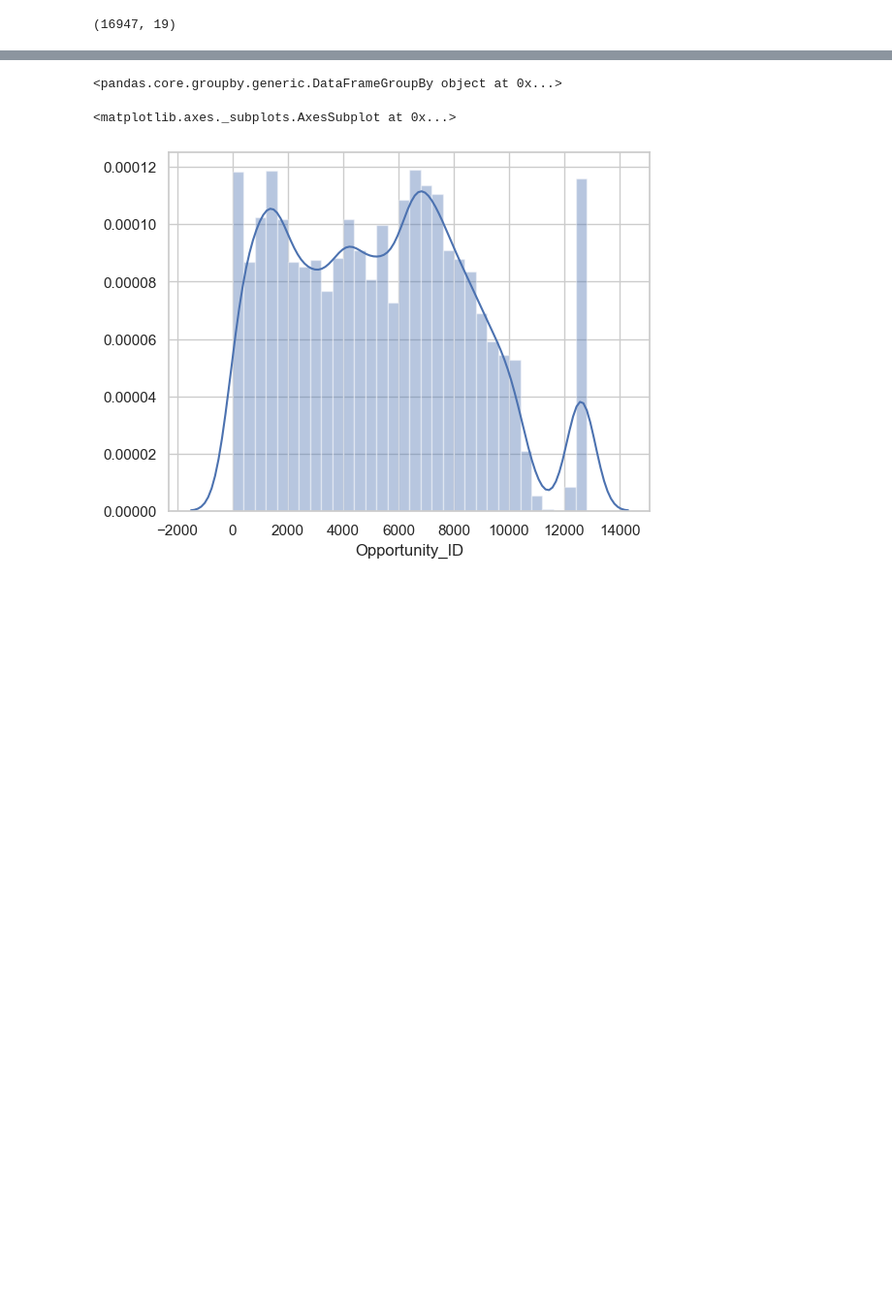
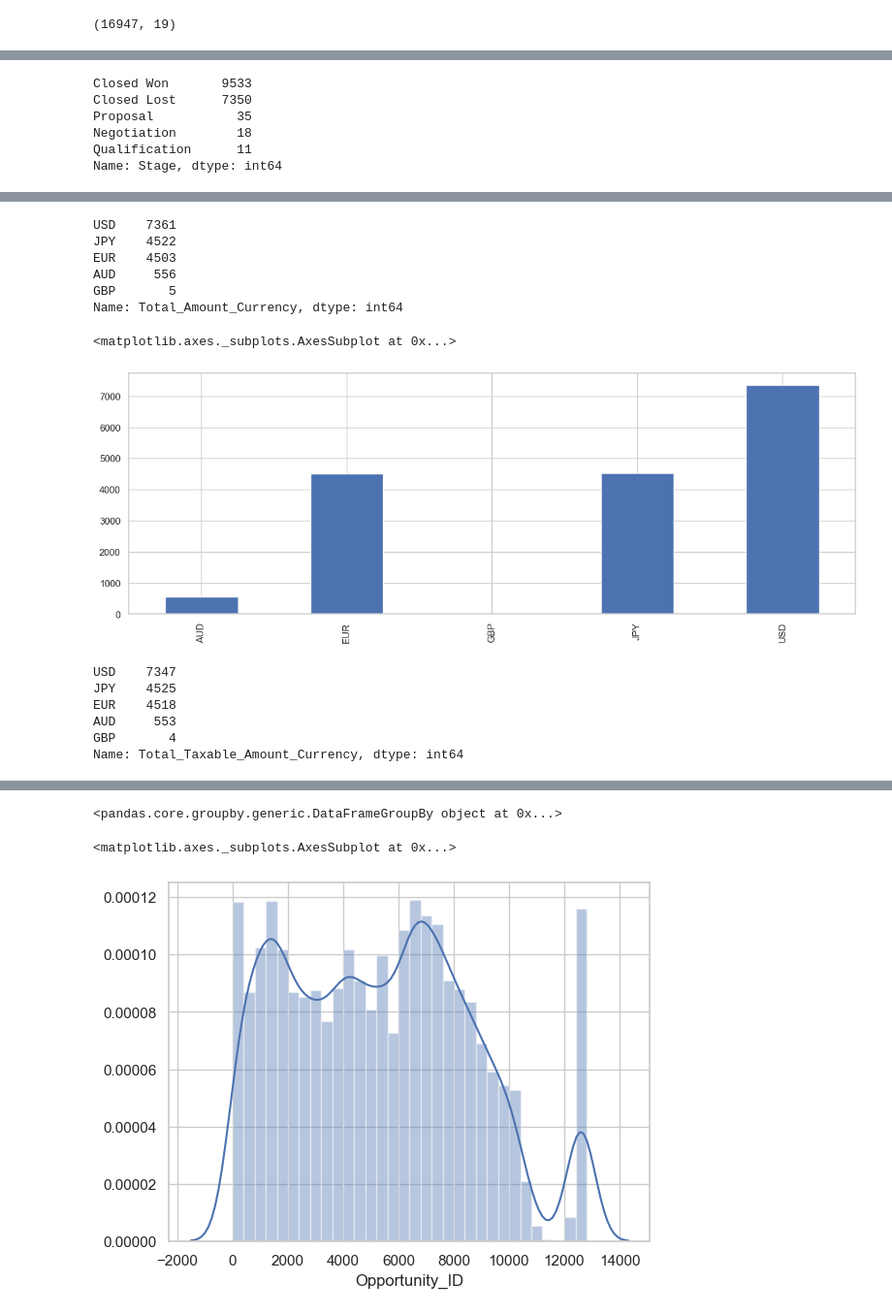
Before and after one commit to fede-alt/datos_2c2020_tp1, a Jupyter notebook: Pruebas/Pruebas_Art.ipynb, the cells around one changed output, grey strips where cells are left out. Shown at 97% size. Saved outputs shown, nothing was run; the diff lists cells and outputs as text; code cells hidden in the pictures; blank space fills up the shorter version.

```diff
--- a/Pruebas/Pruebas_Art.ipynb
+++ b/Pruebas/Pruebas_Art.ipynb
@@ -37,3 +65,12 @@ print(df.shape)
+# %%
+df['Stage'].value_counts()
+# %% [output]
+Closed Won       9533
+Closed Lost      7350
+Proposal           35
+Negotiation        18
+Qualification      11
+Name: Stage, dtype: int64
 # %%
 df["Account_Created_Date"] = pd.to_datetime(df["Account_Created_Date"], format='%m/%d/%Y')
 df['Account_Created_Year'] = DatetimeIndex(df["Account_Created_Date"]).year
@@ -50,3 +87,26 @@ df.head(10)
 | 7 | 27455 | Americas | NW America | 1 | 1 | 1 | ... |
 | 8 | 24353 | Japan | None | 1 | 0 | 0 | ... |
 | 9 | 24355 | Japan | None | 1 | 0 | 0 | ... |
+# %%
+df['Total_Amount_Currency'].value_counts()
+# %% [output]
+USD    7361
+JPY    4522
+EUR    4503
+AUD     556
+GBP       5
+Name: Total_Amount_Currency, dtype: int64
+# %%
+df['Total_Amount_Currency'].value_counts().sort_index().plot(kind='bar', figsize=(15,5))
+# %% [output]
+<matplotlib.axes._subplots.AxesSubplot at 0x...>
+[figure, added]
+# %%
+df['Total_Taxable_Amount_Currency'].value_counts()
+# %% [output]
+USD    7347
+JPY    4525
+EUR    4518
+AUD     553
+GBP       4
+Name: Total_Taxable_Amount_Currency, dtype: int64
```
Also changed, not shown: parts of 3 cells of this notebook.
